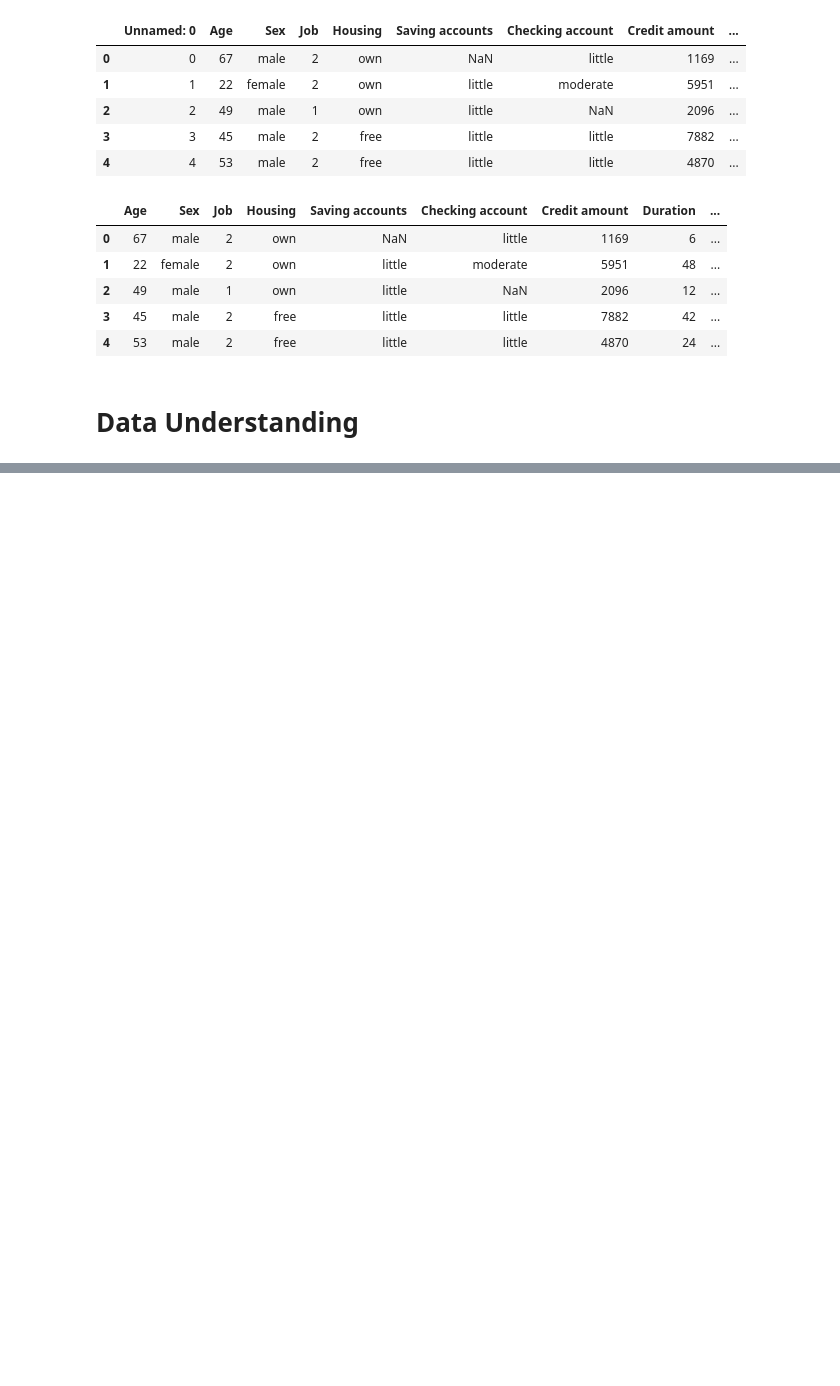
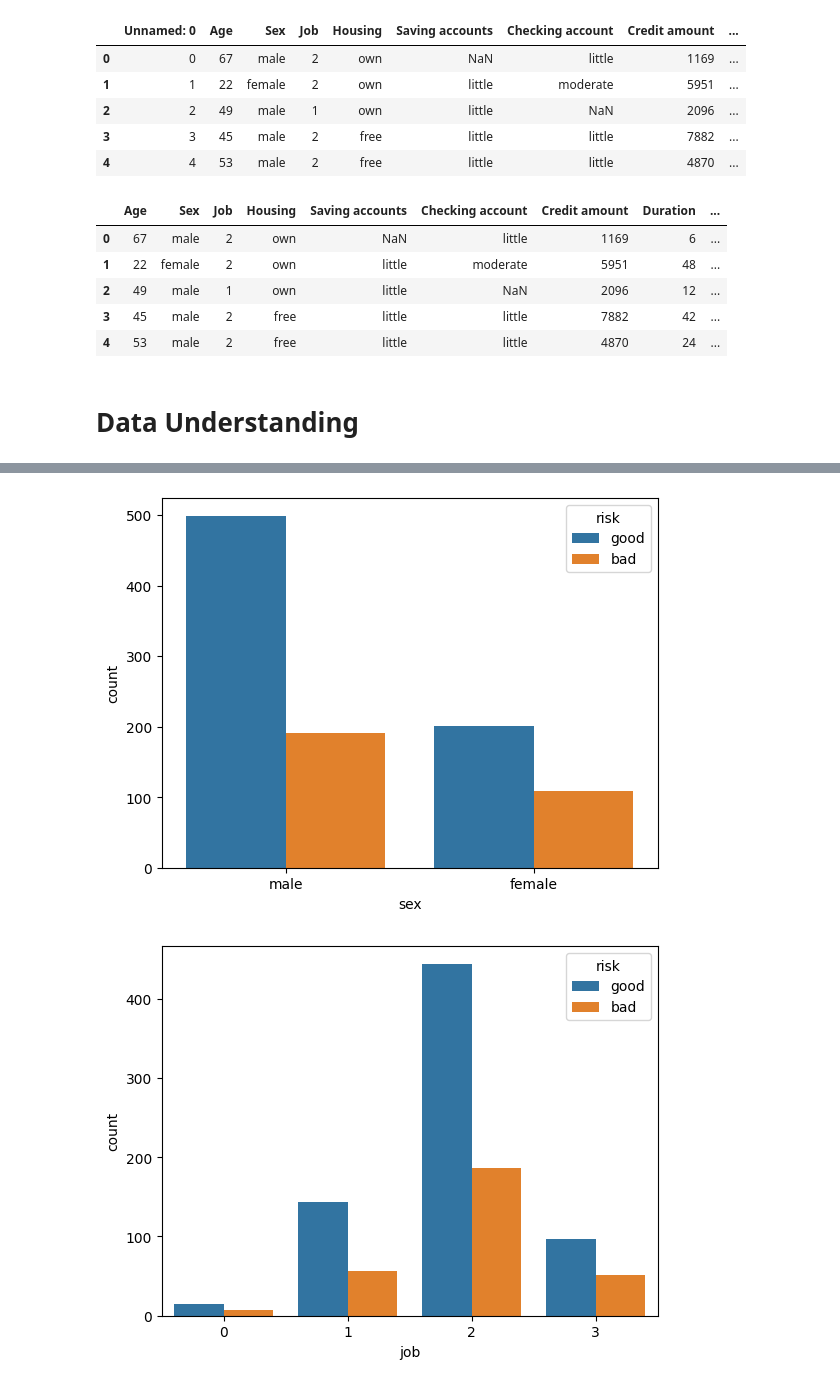
Before and after one commit to rrofiikkk/machine-learning, a Jupyter notebook: credit.ipynb, the cells around one changed output, grey strips where cells are left out. Cells and saved outputs as stored; diff of their text form; code cells hidden in the pictures; blank space fills up the shorter version.

```diff
--- a/credit.ipynb
+++ b/credit.ipynb
@@ -88,0 +114,7 @@ Index(['age', 'sex', 'job', 'housing', 'saving_accounts', 'checking_account',
+# %%
+for i in cat:
+    sns.countplot(x=i, hue='risk', data=df)
+    plt.show()
+# %% [output]
+[figure, added]
+[figure, added]
```
Also changed, not shown: parts of 12 cells of this notebook.
